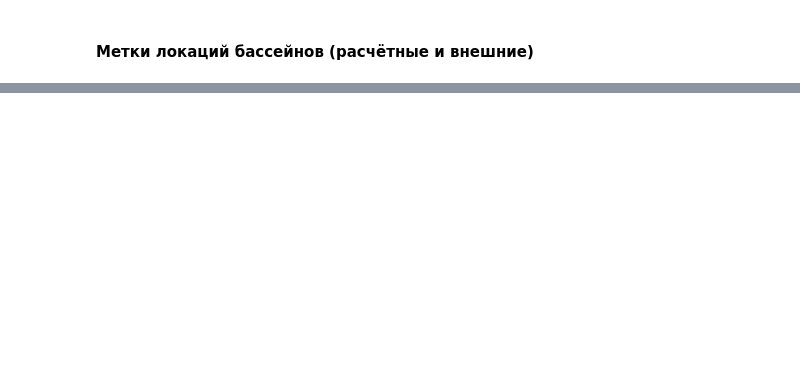
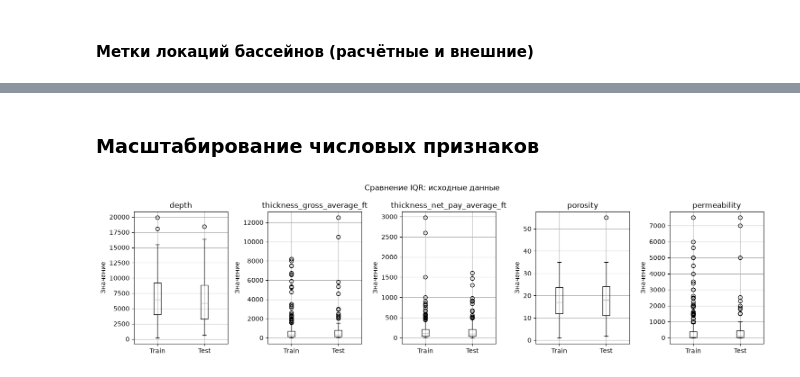
Before and after one commit to AlekseiAgarkov/classification-of-oil-and-gas, a Jupyter notebook: notebooks/feature_preprocessing.ipynb, the cells around one changed output, grey strips where cells are left out. Drawn from its saved outputs; the diff is of its cells as text; code cells hidden in the pictures; blank space fills up the shorter version.

Commit message:
Add preprocessed datasets, upd feature_preprocessing

```diff
--- a/notebooks/feature_preprocessing.ipynb
+++ b/notebooks/feature_preprocessing.ipynb
@@ -129,0 +167,3 @@ gdf['is_in_bay'] = gdf.apply(lambda row: within_shape(lat=row.latitude, lon=row.
+# %%
+train_gdf = calc_water_features(train_gdf, water_feature_datasets=water_feature_datasets)
+test_gdf = calc_water_features(test_gdf, water_feature_datasets=water_feature_datasets)
@@ -136,0 +197,3 @@ gdf['ref_lake'] = names_concat.str.contains("lake")
+# %%
+train_gdf = calc_ref_features(train_gdf)
+test_gdf = calc_ref_features(test_gdf)
@@ -165,0 +217,10 @@ gdf['basin_location_external'] = gdf['basin_name'].map(basin_location_map_combin
+# %%
+basin_location, inferred_location_map = infer_basin_locations(train_gdf)
+basin_location_map_combined = construct_basin_location_mapper_with_external(basin_location, external_basin_location_map)
+
+train_gdf = map_basin_location(train_gdf,
+                               inferred_basin_location_map=inferred_location_map,
+                               basin_location_map_combined=basin_location_map_combined)
+test_gdf = map_basin_location(test_gdf,
+                              inferred_basin_location_map=inferred_location_map,
+                              basin_location_map_combined=basin_location_map_combined)
@@ -180,6 +328,27 @@ basin_location_external_features, basin_location_external_binarizer = onehot_enc
+# %% [markdown]
+### Масштабирование числовых признаков
 # %%
 numeric_cols = ['depth', 'thickness_gross_average_ft', 'thickness_net_pay_average_ft', 'porosity', 'permeability']
-gdf_numeric = gdf[numeric_cols].copy()
-numeric_scaler = MinMaxScaler()
-gdf_scaled = gdf_numeric.copy()
-gdf_scaled[numeric_cols] = numeric_scaler.fit_transform(gdf_numeric[numeric_cols])
+standard_scaler = StandardScaler()
+minmax_scaler = MinMaxScaler()
+robust_scaler = RobustScaler()
+
+train_numeric = train_gdf[numeric_cols].copy()
+test_numeric = test_gdf[numeric_cols].copy()
+
+standard_scaler.fit(train_numeric)
+minmax_scaler.fit(train_numeric)
+robust_scaler.fit(train_numeric)
+
+train_std_scaled = pd.DataFrame(standard_scaler.transform(train_numeric), columns=numeric_cols)
+test_std_scaled = pd.DataFrame(standard_scaler.transform(test_numeric), columns=numeric_cols)
+
+train_mm_scaled = pd.DataFrame(minmax_scaler.transform(train_numeric), columns=numeric_cols)
+test_mm_scaled = pd.DataFrame(minmax_scaler.transform(test_numeric), columns=numeric_cols)
+
+train_robust_scaled = pd.DataFrame(robust_scaler.transform(train_numeric), columns=numeric_cols)
+test_robust_scaled = pd.DataFrame(robust_scaler.transform(test_numeric), columns=numeric_cols)
+# %%
+plot_iqr_boxplot_comparison(train_df=train_numeric, test_df=test_numeric, title="исходные данные")
+# %% [output]
+[figure, added]
```
Also changed, not shown: parts of 64 cells of this notebook, 2 other files.
